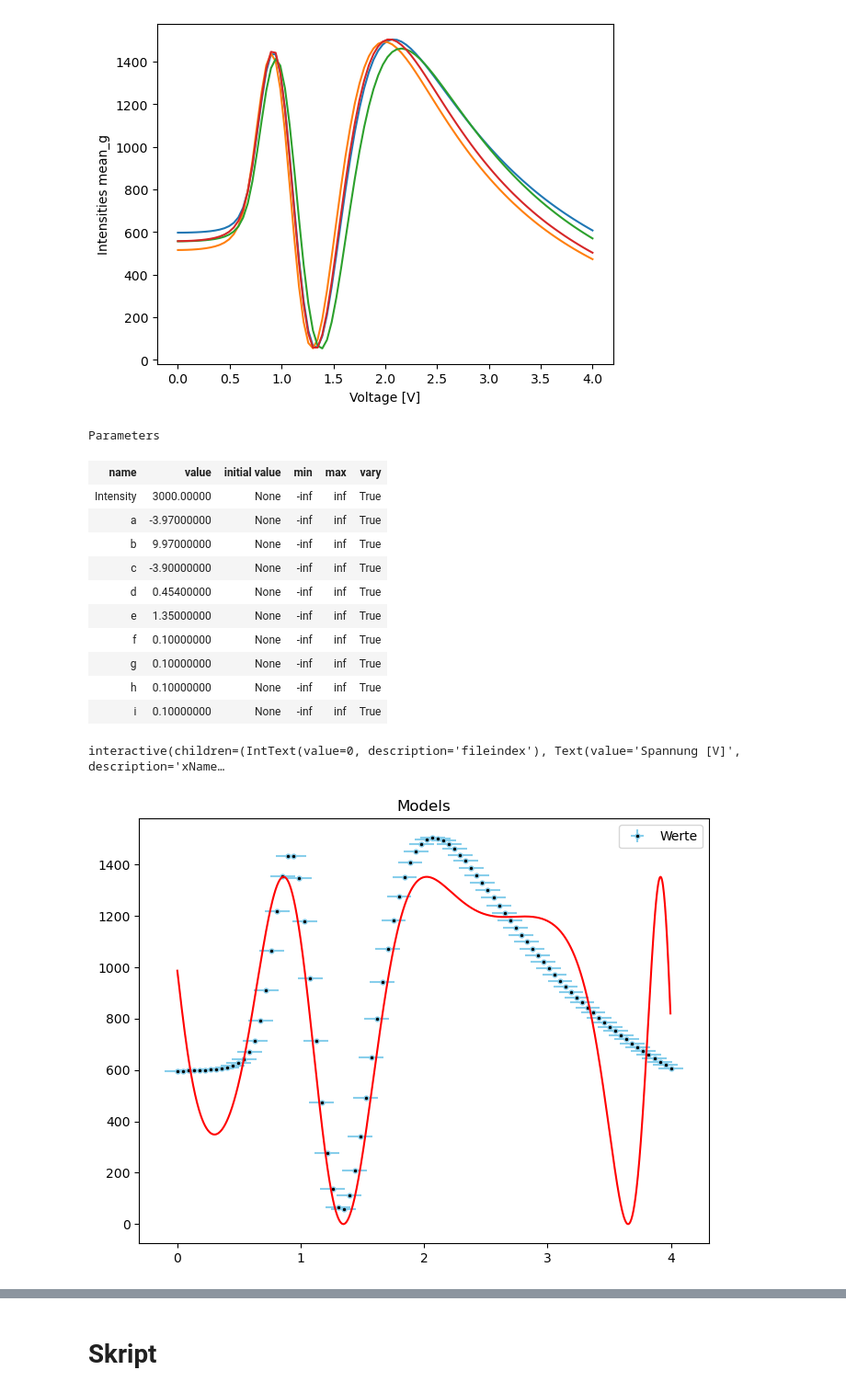
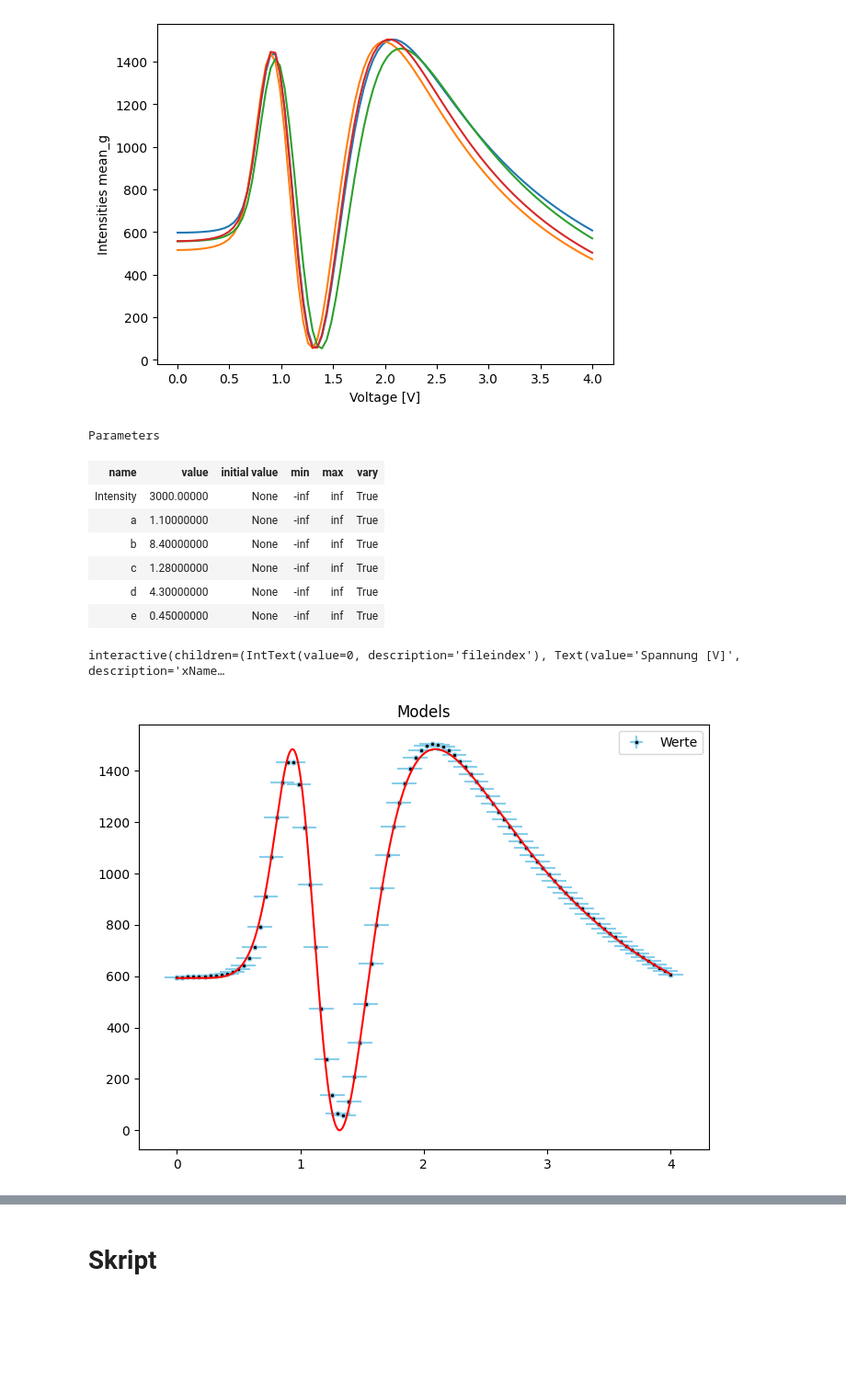
Before and after one commit to TimLockstedt/Masterarbeit, a Jupyter notebook: MuellerSkript.ipynb, the cells around one changed output, grey strips where cells are left out. Shown at 92% size. Saved outputs shown, nothing was run; the diff lists cells and outputs as text; code cells hidden in the pictures; blank space fills up the shorter version.

```diff
--- a/MuellerSkript.ipynb
+++ b/MuellerSkript.ipynb
@@ -52,11 +118,20 @@ for i in range(len(measurements)):
 # %%
 from lmfit.models import Model
 # 3000, -3.97, 9.97, -3.90, 0.454, 1.35
-def intens(x, Intensity=3000, a=-3.97, b=9.97, c=-3.90, d=0.454, e=1.35, f=0.1, g=0.1, h=0.1, i=0.1):
-    return 1/4 * (Intensity-Intensity*np.cos(a*x+b*x**2 + c*x**3 + d * x**4 + e *x**5 + f * x**6 + g * x**7 + h * x**8 + i))
+# def intens(x, Intensity=3000, a=-3.97, b=9.97, c=-3.90, d=0.454, e=1.35, f=0.1, g=0.1, h=0.1, i=0.1):
+#     return 1/4 * (Intensity-Intensity*np.cos(a*x+b*x**2 + c*x**3 + d * x**4 + e *x**5 + f * x**6 + g * x**7 + h * x**8 + i))
 
 # def intens(x, Intensity=1, a=0.1, b=0.1, mu1=0.05, lam1=-0.1, mu2=0.5, lam2=0.1):
 #     return 1/4 * (Intensity-Intensity*np.cos(a*x+b*x*np.exp((x-mu1)*lam1+(x-mu2)*lam2)))
+
+
+# sehr gut
+# def intens(x, Intensity=3000, a=1.1, b=8.4, c=1.28, d=4.3, e=0.45):
+#     t = (np.abs(x)/c)**d
+#     return 1/4 * (Intensity-Intensity*np.cos(a + b * t/(1 + t) + + e*np.log1p(t))) #e*x
+
+def intens(x, Intensity=3000, a=1.1, b=8.4, c=1.28, d=4.3, e=0.45):
+    return 1/4 * (Intensity-Intensity*np.cos(a + b /(1+(x/c)**d)**e)) #e*x
 
 def ret(x, a, b, c, d, e):
     return a*np.deg2rad(x)+b*np.deg2rad(x)**2 + c*np.deg2rad(x)**3 + d * np.deg2rad(x)**4 + e
@@ -69,15 +144,11 @@ pars
 Parameters
 | name | value | initial value | min | max | vary |
 | Intensity | 3000.00000 | None | -inf | inf | True |
-| a | -3.97000000 | None | -inf | inf | True |
-| b | 9.97000000 | None | -inf | inf | True |
-| c | -3.90000000 | None | -inf | inf | True |
-| d | 0.45400000 | None | -inf | inf | True |
-| e | 1.35000000 | None | -inf | inf | True |
-| f | 0.10000000 | None | -inf | inf | True |
-| g | 0.10000000 | None | -inf | inf | True |
-| h | 0.10000000 | None | -inf | inf | True |
-| i | 0.10000000 | None | -inf | inf | True |
+| a | 1.10000000 | None | -inf | inf | True |
+| b | 8.40000000 | None | -inf | inf | True |
+| c | 1.28000000 | None | -inf | inf | True |
+| d | 4.30000000 | None | -inf | inf | True |
+| e | 0.45000000 | None | -inf | inf | True |
 # %%
 def update_model(fileindex,xName="Spannung [V]", yName="Intensität Grün", yDataErr=0.1, xDataErr=0.1, **params):
     # Setze die Werte der Parameter
@@ -121,29 +192,26 @@ print()
 # %% [output]
 interactive(children=(IntText(value=0, description='fileindex'), Text(value='Spannung [V]', description='xName…
 # %%
-
-def intens(x, Intensity=3500, a=250, b=0.1, c=0.1, d=0.1, e=0.1):
-    return 1/4 * (Intensity-Intensity*np.cos(a*np.deg2rad(x)+b*np.deg2rad(x)**2 + c*np.deg2rad(x)**3 + d * np.deg2rad(x)**4 + e))
-#
+Index = 0
 mod = Model(intens)#GaussianModel(prefix = "a")+GaussianModel(prefix = "b")
 
 pars = mod.make_params()
 pars
-result = mod.fit(measurements[0,:,7], pars, x=measurements[0,:,2])
-dynamic_resolution_array = np.arange(min(measurements[0,:,2]),max(measurements[0,:,2]), 0.001*abs(max(measurements[0,:,2])-min(measurements[0,:,2])))
+result = mod.fit(measurements[Index,:,7], pars, x=measurements[Index,:,2])
+dynamic_resolution_array = np.arange(min(measurements[Index,:,2]),max(measurements[Index,:,2]), 0.001*abs(max(measurements[Index,:,2])-min(measurements[Index,:,2])))
 
 plt.figure(figsize=(8, 6))
-plt.errorbar(y = measurements[0,:,7], yerr = 0.1, x = measurements[0,:,2], xerr = 0.1, \
+plt.errorbar(y = measurements[Index,:,7], yerr = 0.1, x = measurements[Index,:,2], xerr = 0.1, \
     fmt = 'o', markersize = 3.5, alpha = 1, mfc = 'black', c = 'skyblue', zorder = 0, \
     label = r'Werte')
 
 #plt.plot(x_fit, y_fit, label="Modell", color='red')
 plt.legend()
 
 plt.title('Models')
 
 plt.plot(dynamic_resolution_array, result.eval(x = dynamic_resolution_array), 'r-', label = r'Fit: reduced $\chi^2$ =  ')
 
 plt.show()
 # %% [output]
-[figure, old version]
+[figure, new version]
```
Also changed, not shown: parts of 32 cells of this notebook, 18 other files.
